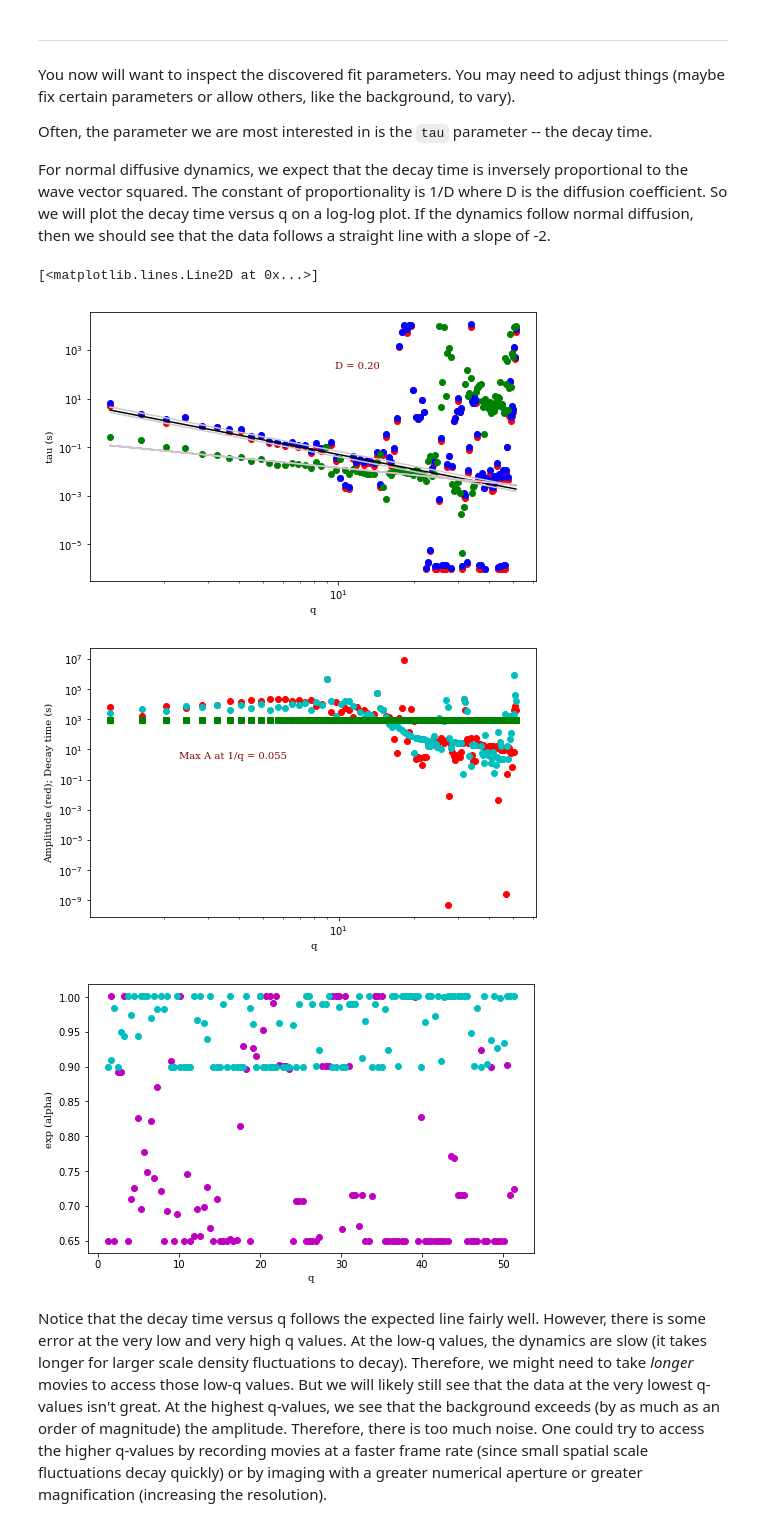
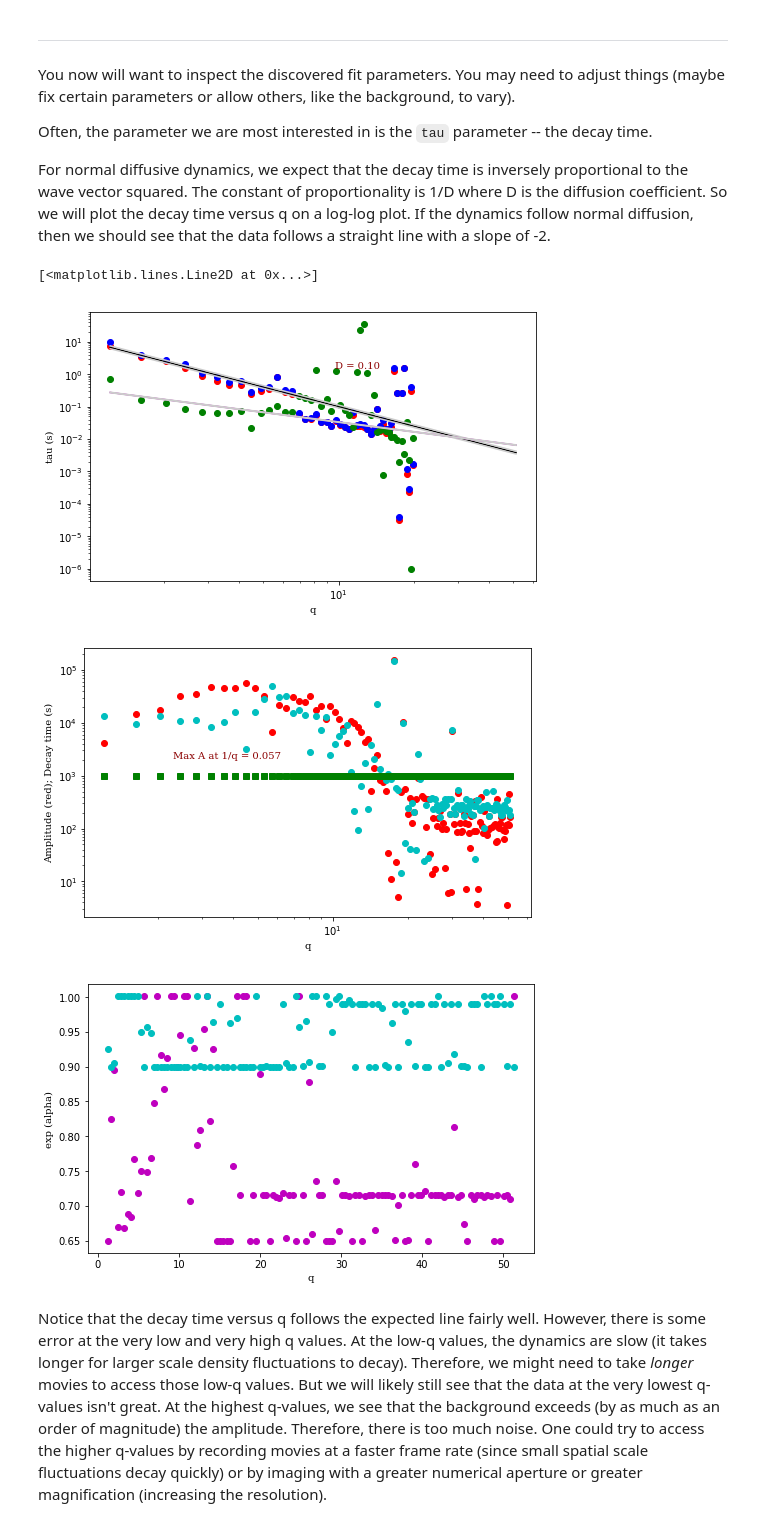
Before and after one commit to rmcgorty/Differential-Dynamic-Microscopy---Python, a Jupyter notebook: DDM - attempting capillary wave analysis.ipynb, the cells around one changed output. Saved outputs shown, nothing was run; the diff lists cells and outputs as text; code cells hidden in the pictures.

```diff
--- a/DDM - attempting capillary wave analysis.ipynb
+++ b/DDM - attempting capillary wave analysis.ipynb
@@ -83,8 +101,8 @@ f.close()
 ---------------------------------
 Since the `getFFTDiffsAtTimes` function can take several minutes (or even hours) to run if the images are large and if we find the image structure function at many lag times, it is best to always save the output to that function. That way, if you want to come back and do more analysis, you just load the saved image structure functions. Loading that saved file is done with the function `pickle.load`.
 # %%
-data_dir = "Z:\\2018-06-01_PNIPAM-Xan_Interface\\images_60x_1x1_5msExp_3\\"
-data_file = "images_60x_1x1_5msExp_3_MMStack_Pos0.ome.tif"
+data_dir = "Z:\\2018-06-01_PNIPAM-Xan_Interface\\images_60x_1x1_15msExp_2\\"
+data_file = "images_60x_1x1_15msExp_2_MMStack_Pos0.ome.tif"
 
 f = open(data_dir + data_file[:-4]+"_1_256x256_FFTDIFFS_dts_ravs.p",'rb')
 p_data = pickle.load(f)
@@ -109,5 +127,5 @@ plt.ylabel("Delay times");
 # %%
-fps = 199.3 #The frame rate the video data was recorded at
+fps = 66.5 #The frame rate the video data was recorded at
 times = dts/fps #Create the list of delay times in units of seconds
 q = np.arange(0,(numPixels/2))*2*np.pi*(1./(numPixels*0.0603)) #Convert the spatial frequencies to wave vectors
 # %%
@@ -159,7 +177,7 @@ def two_rounds_fitting(data, times, these_start_params = None):
         https://docs.scipy.org/doc/scipy/reference/generated/scipy.optimize.leastsq.html
     Then, it uses the Levenberg-Marquardt method with the mpfit module.
     '''
-    pars,minp,maxp,lmin,lmax,fix = ddm.returnReasonableParams(d=data, bg=905, double=True, fps=1./times[0])
+    pars,minp,maxp,lmin,lmax,fix = ddm.returnReasonableParams(d=data, bg=1000, double=True, fps=1./times[0])
     #Paramters:
     # Amplitude-0, TimeConst-1, Background-2, Alpha (strtching exp), (... same for second exp..))
 
@@ -210,7 +228,7 @@ def two_rounds_fitting(data, times, these_start_params = None):
 plt.figure(figsize=(15,15)) #Create figure of size 15x15 (inches)
 
 #Loop over four different q-values to do the fit
-qs_to_see = [6,10,14,18]
+qs_to_see = [5,7,9,11]
 for i,q_index in enumerate(qs_to_see):
     fitparamsB, theoryB, chi2B = two_rounds_fitting(ravs[:,q_index], times)
     ax = plt.subplot(2,2,i+1) #creating 4 subplots in a 2x2 grid
@@ -229,5 +247,8 @@ for i,q_index in enumerate(qs_to_see):
 # %%
 #Now, we'll do that fit for *all* q-values
+
+#SerialFitting -- use fit of previous q-value as the initial guess for the next...
+serialFitting = False
 
 #Initialize arrays to store the fit paramters
 tau = np.zeros_like(ravs[0,:]) #decay time
@@ -238,10 +259,13 @@ tau2 = np.zeros_like(tau) #decay time
 amp2 = np.zeros_like(tau) #amplitude
 alph2 = np.zeros_like(tau) #alpha (stretching exponent)
 for i in range(1,len(tau)):
-    if i<4:
+    if serialFitting:
+        if i<4:
+            fitparams, theory, chi2 = two_rounds_fitting(ravs[:,i], times)
+        else:
+            fitparams, theory, chi2 = two_rounds_fitting(ravs[:,i], times, these_start_params=fitparams)
+    else:
         fitparams, theory, chi2 = two_rounds_fitting(ravs[:,i], times)
-    else:
-        fitparams, theory, chi2 = two_rounds_fitting(ravs[:,i], times, these_start_params=fitparams)
     amp[i] = fitparams[0]
     bg[i] = fitparams[2]
     tau[i] = fitparams[1]
@@ -262,12 +286,13 @@ mpld3.enable_notebook()
 
 #Plot the decay time versus the wave vector
 fig = plt.figure(figsize=(8,8/1.618)); ax = fig.gca();
-ax.loglog(q[3:-1], tau[2:-1], 'ro')
-ax.loglog(q[3:-1], ddm.newt(tau[2:-1],alph[2:-1]),'bo')
+w = np.where(q[3:-1]<20)
+ax.loglog(q[3:-1][w[0]], tau[2:-1][w[0]], 'ro')
+ax.loglog(q[3:-1][w[0]], ddm.newt(tau[2:-1][w[0]],alph[2:-1][w[0]]),'bo')
 if (amp2[3]>0 and amp2[5]>0):
-    ax.loglog(q[3:-1], ddm.newt(tau2[2:-1],alph2[2:-1]),'go')
-diffusion_coeff = 0.2
-d_coeff_err = 0.05
+    ax.loglog(q[3:-1][w[0]], ddm.newt(tau2[2:-1][w[0]],alph2[2:-1][w[0]]),'go')
+diffusion_coeff = 0.1
+d_coeff_err = 0.01
 exp = 2.0
 ax.plot(q[3:-1], (1./diffusion_coeff) * 1./(q[3:-1]**exp), '-k')
 diffusion_coeff_2 = diffusion_coeff + d_coeff_err
@@ -287,7 +312,7 @@ w4_coeff_3 = w4_coeff  - w4_coeff_err
 ax.plot(q[3:-1], (1./w4_coeff_3) * 1./(q[3:-1]**exp), '-', c='0.8')
 '''
 
-vel = 7
+vel = 3
 vel_err = 0.05
 ax.plot(q[3:-1], (1./vel) * 1./(q[3:-1]**1), '-m')
 vel_2 = vel + vel_err
@@ -296,36 +321,36 @@ vel_3 = vel - vel_err
 ax.plot(q[3:-1], (1./vel_3) * 1./(q[3:-1]**1), '-', c='0.8')
 
 ax.set_xlabel("q", fontdict=font_plt_ax)
 ax.set_ylabel("tau (s)", fontdict=font_plt_ax)
 ax.text(0.55,0.8,'D = %.2f' % diffusion_coeff,
         fontdict=font_plt,horizontalalignment='left',
         verticalalignment='center', transform=ax.transAxes)
 
 #Plot the amplitude versus the wave vector
 fig = plt.figure(figsize=(8,8/1.618)); ax = fig.gca();
 ax.loglog(q[3:-1], amp[2:-1], 'ro')
 if (amp2[3]>0 and amp2[5]>0):
     ax.loglog(q[3:-1], amp2[2:-1], 'co')
 w = amp[2:-1].argmax() #argmax returns the index of the array that has the max value
 q_for_max_a = q[3:-1][w]
 ax.loglog(q[3:-1], bg[2:-1], 'gs') #Plot the background versus the wave vector
 ax.set_xlabel("q", fontdict=font_plt_ax)
 ax.set_ylabel("Amplitude (red); Decay time (s)", fontdict=font_plt_ax)
 ax.text(0.2,0.6,'Max A at 1/q = %.3f' % (1.0/q_for_max_a),
         fontdict=font_plt,horizontalalignment='left',
         verticalalignment='center', transform=ax.transAxes);
 
 #Plot the stretching exponent
 fig = plt.figure(figsize=(8,8/1.618)); ax = fig.gca();
 ax.set_xlabel("q", fontdict=font_plt_ax)
 ax.set_ylabel("exp (alpha)", fontdict=font_plt_ax)
 ax.plot(q[3:-1], alph[2:-1], 'mo')
 ax.plot(q[3:-1], alph2[2:-1], 'co')
 # %% [output]
 [<matplotlib.lines.Line2D at 0x...>]
-[figure, old version]
+[figure, new version]
-[figure, old version]
+[figure, new version]
-[figure, old version]
+[figure, new version]
 # %% [markdown]
 Notice that the decay time versus q follows the expected line fairly well. However, there is some error at the very low and very high q values. At the low-q values, the dynamics are slow (it takes longer for larger scale density fluctuations to decay). Therefore, we might need to take *longer* movies to access those low-q values. But we will likely still see that the data at the very lowest q-values isn't great. At the highest q-values, we see that the background exceeds (by as much as an order of magnitude) the amplitude. Therefore, there is too much noise. One could try to access the higher q-values by recording movies at a faster frame rate (since small spatial scale fluctuations decay quickly) or by imaging with a greater numerical aperture or greater magnification (increasing the resolution).
 # %%
```
Also changed, not shown: parts of 5 cells of this notebook.
